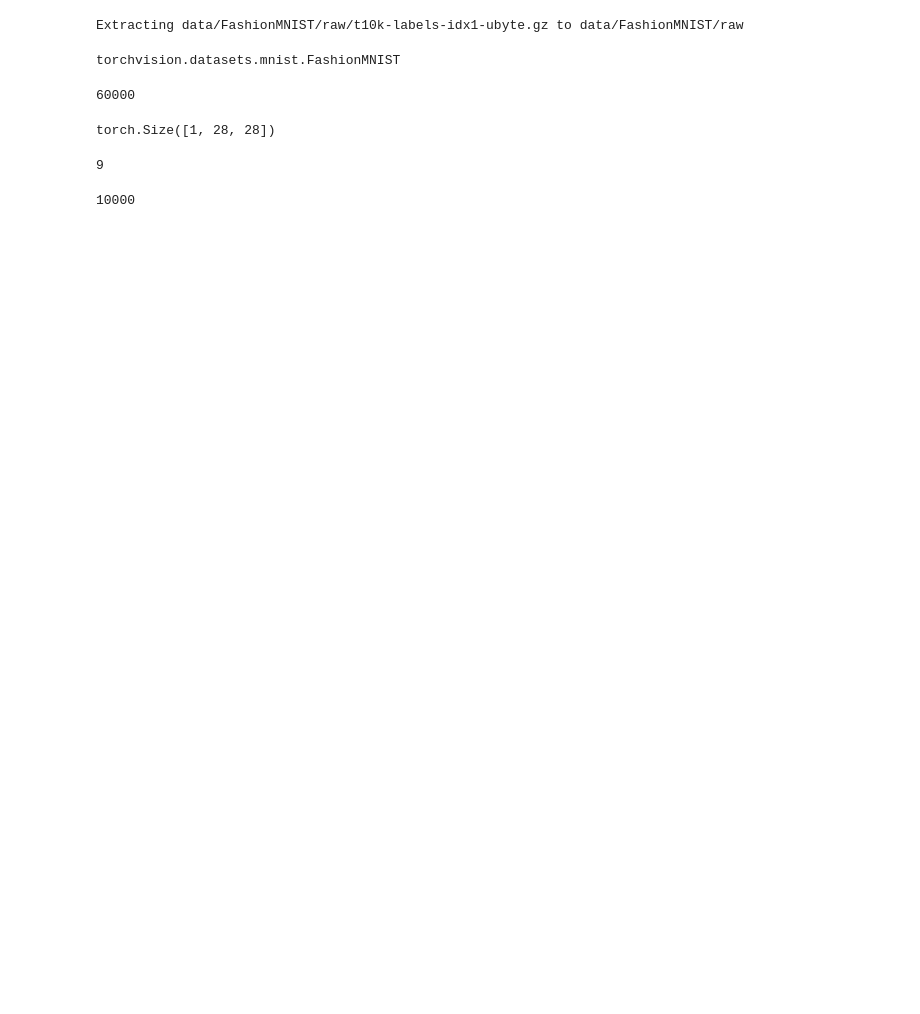
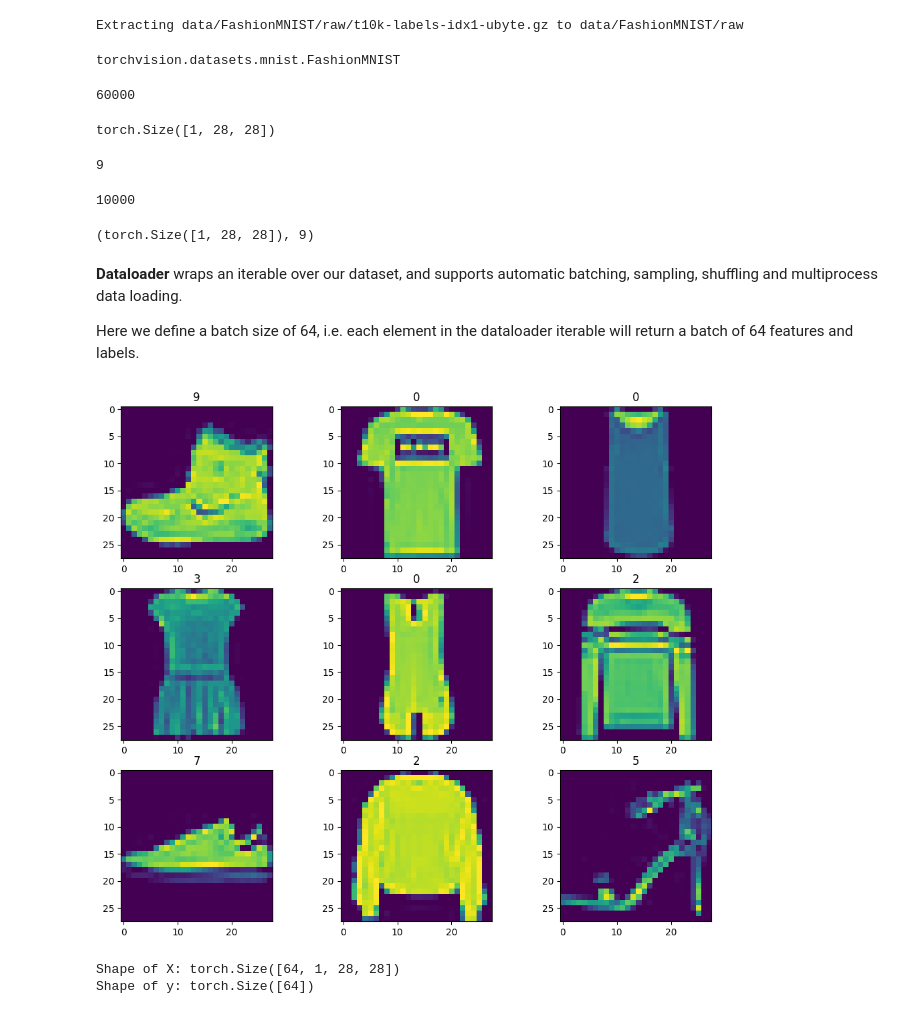
Before and after one commit to aiplanethub/LLM-Bootcamp, a Jupyter notebook: Module1/Quickstart guide to PyTorch Basics.ipynb, the cells around one changed output. Saved outputs shown, nothing was run; the diff lists cells and outputs as text; code cells hidden in the pictures; blank space fills up the shorter version.

Commit message:
Prepare dataset and Visualization

```diff
--- a/Module1/Quickstart guide to PyTorch Basics.ipynb
+++ b/Module1/Quickstart guide to PyTorch Basics.ipynb
@@ -306,0 +311,32 @@ len(test_data)
+# %%
+timg.shape,label
+# %% [output]
+(torch.Size([1, 28, 28]), 9)
+# %% [markdown]
+**Dataloader** wraps an iterable over our dataset, and supports automatic batching, sampling, shuffling and multiprocess data loading.
+
+ Here we define a batch size of 64, i.e. each element in the dataloader iterable will return a batch of 64 features and labels.
+# %%
+import matplotlib.pyplot as plt
+
+plt.figure(figsize=(12,10))
+for i in range(9):
+ plt.subplot(3,3,i+1)
+ sample_image,sample_label = training_data[i]
+ plt.imshow(sample_image[0])
+ plt.title(sample_label)
+# %% [output]
+[figure, added]
+# %%
+batch_size = 64
+
+training = DataLoader(training_data,batch_size=batch_size)
+testing = DataLoader(test_data, batch_size=batch_size)
+
+for X, y in testing:
+ print(f"Shape of X: {X.shape}")
+ print(f"Shape of y: {y.shape}")
+ break
+# %% [output]
+Shape of X: torch.Size([64, 1, 28, 28])
+Shape of y: torch.Size([64])
```
Also changed, not shown: parts of 4 cells of this notebook.
